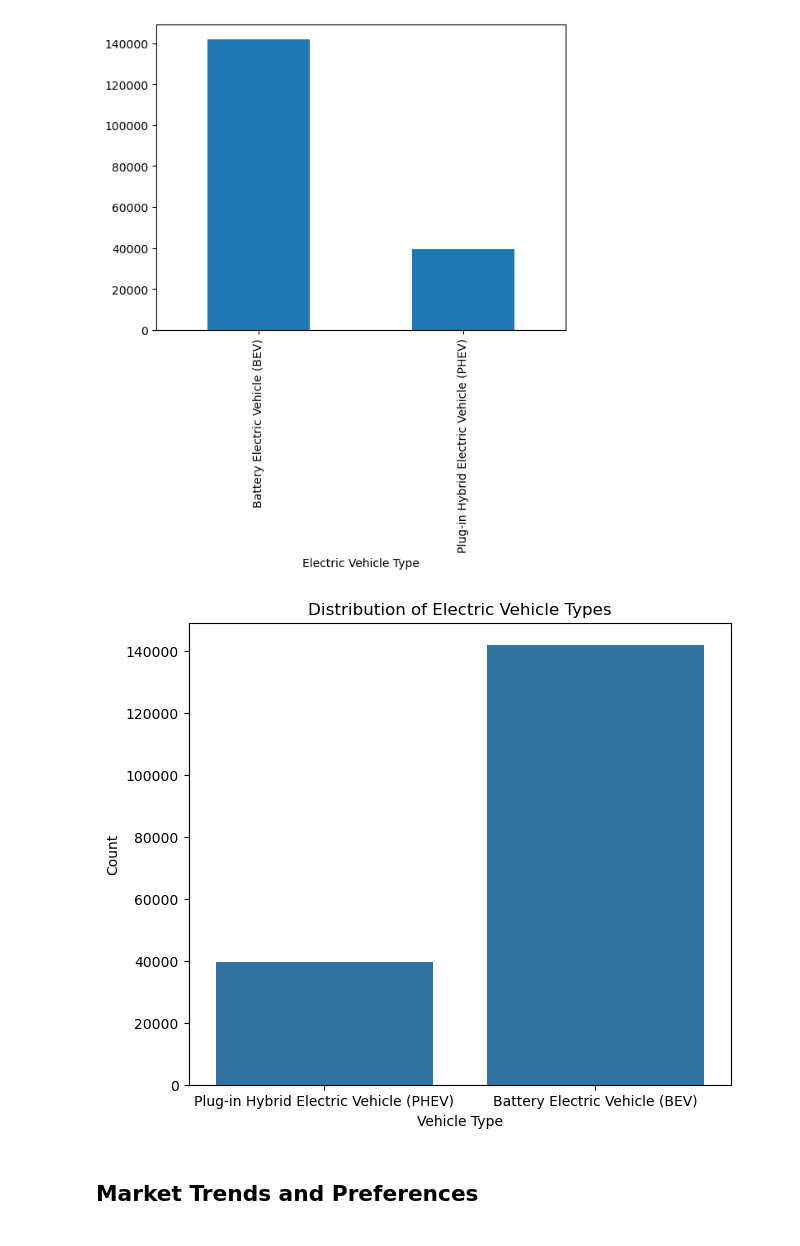
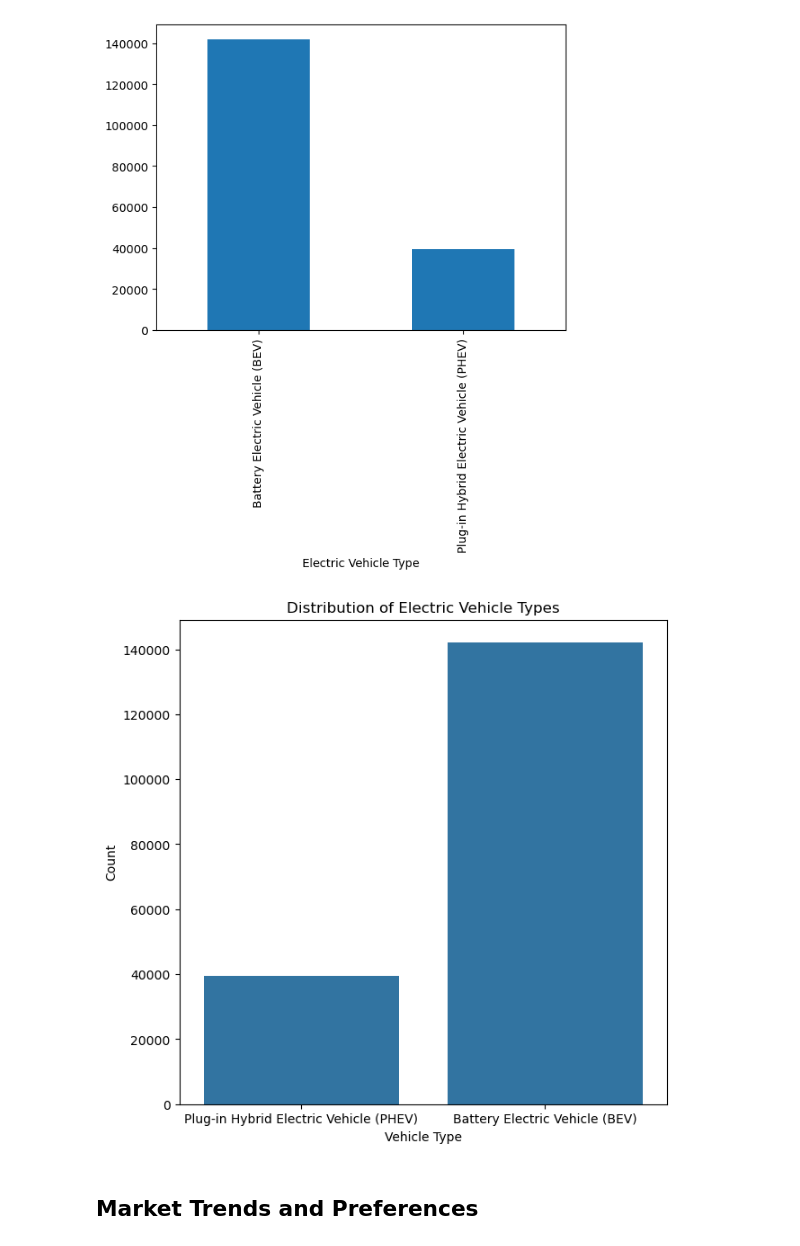
Before and after one commit to dimfrd/Electric-Vehicles-EDA, a Jupyter notebook: Analysis/Analysis.ipynb, the cells around one changed output. Drawn from its saved outputs; the diff is of its cells as text; code cells hidden in the pictures.

```diff
--- a/Analysis/Analysis.ipynb
+++ b/Analysis/Analysis.ipynb
@@ -42,14 +42,14 @@ evdata.groupby('Electric Vehicle Type').count()['VIN (1-10)'].plot.bar()
 <Axes: xlabel='Electric Vehicle Type'>
 [figure]
 # %%
-plt.figure(figsize=(7, 6))
+plt.figure(figsize=(7, 7))
 sns.countplot(x='Electric Vehicle Type', data=evdata)
 plt.title('Distribution of Electric Vehicle Types')
 plt.xlabel('Vehicle Type')
 plt.ylabel('Count')
 plt.show()
 # %% [output]
-[figure, old version]
+[figure, new version]
 # %% [markdown]
 ## Market Trends and Preferences
 # %%
```
Also changed, not shown: parts of 5 cells of this notebook, 2 other files.
